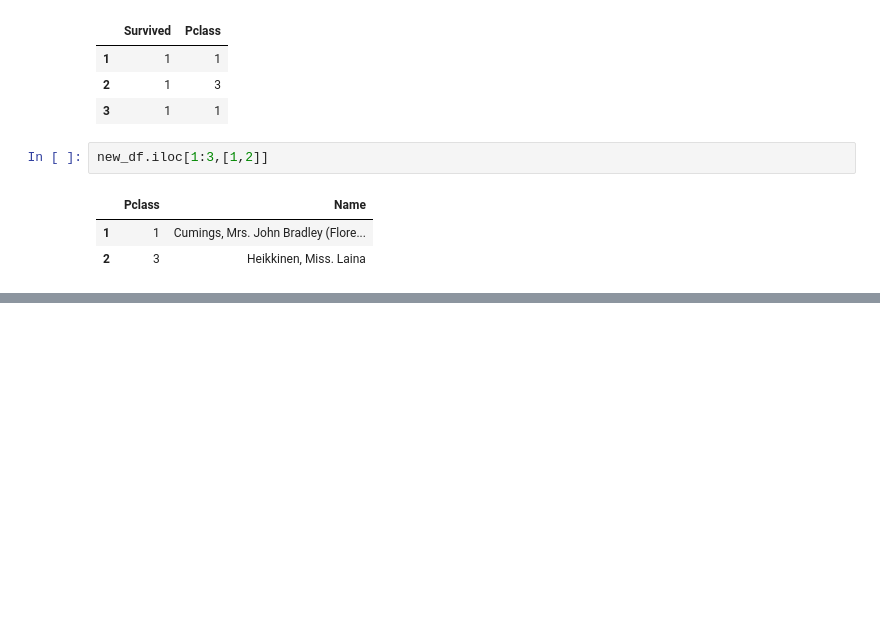
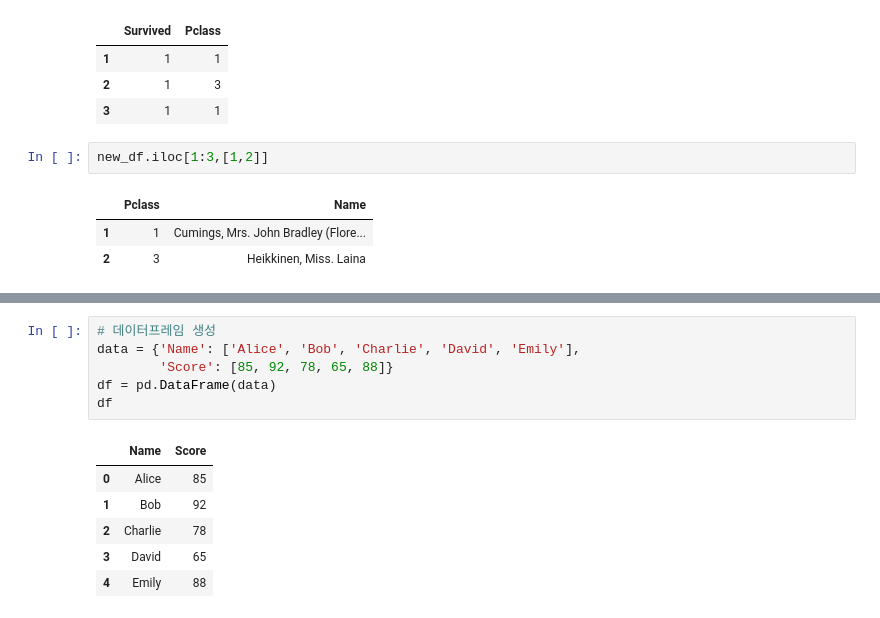
Before and after one commit to welcomeglory/Python, a Jupyter notebook: 07_24.ipynb, the cells around one changed output, grey strips where cells are left out. Cells and saved outputs as stored; diff of their text form; blank space fills up the shorter version.

```diff
--- a/07_24.ipynb
+++ b/07_24.ipynb
@@ -56,0 +108,13 @@ new_df.iloc[1:3,[1,2]]
+# %%
+# 데이터프레임 생성
+data = {'Name': ['Alice', 'Bob', 'Charlie', 'David', 'Emily'],
+        'Score': [85, 92, 78, 65, 88]}
+df = pd.DataFrame(data)
+df
+# %% [output]
+|  | Name | Score |
+| 0 | Alice | 85 |
+| 1 | Bob | 92 |
+| 2 | Charlie | 78 |
+| 3 | David | 65 |
+| 4 | Emily | 88 |
```
Also changed, not shown: parts of 8 cells of this notebook.
